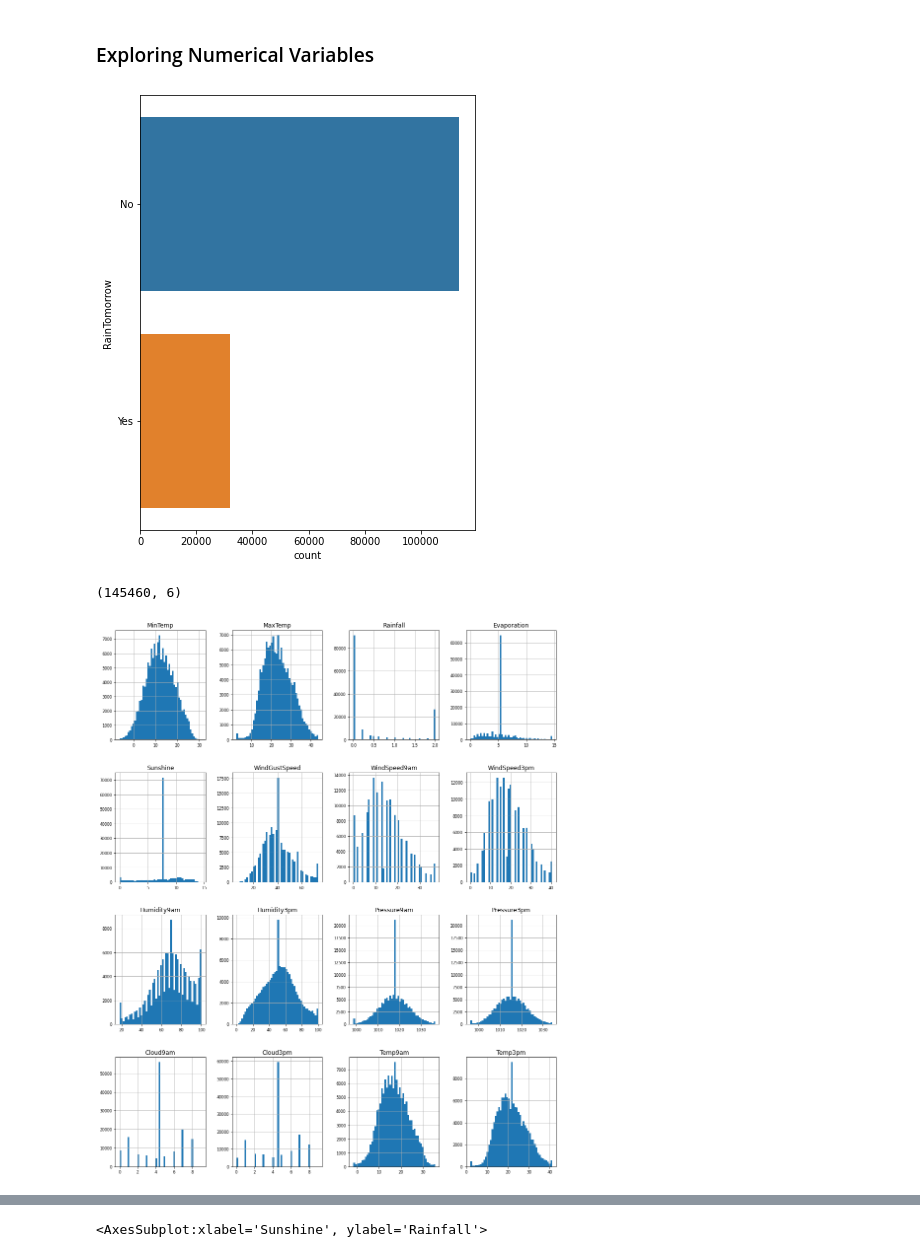
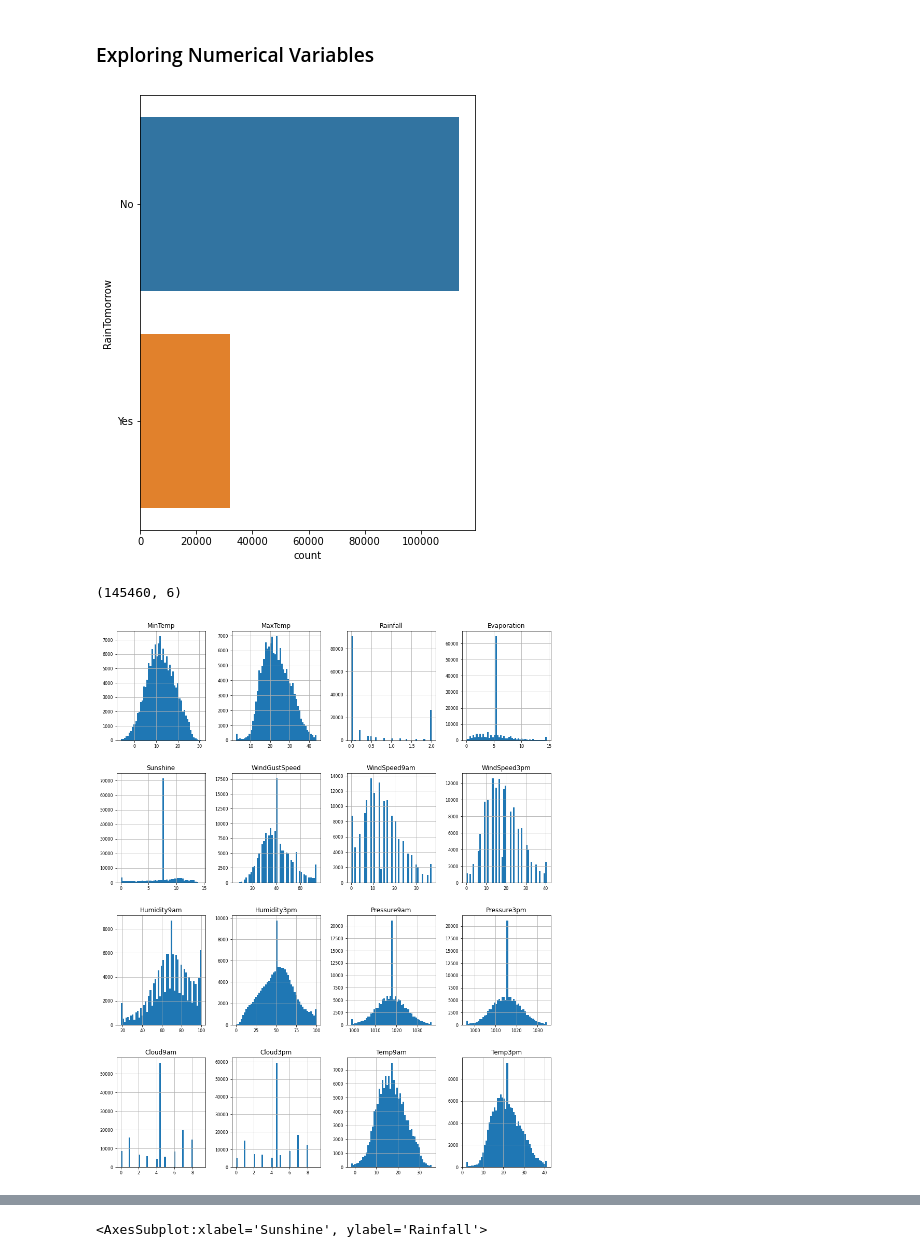
Before and after one commit to devyetii/Rain-Predictor, a Jupyter notebook: preprocessing.ipynb, the cells around one changed output, grey strips where cells are left out. Saved outputs shown, nothing was run; the diff lists cells and outputs as text; code cells hidden in the pictures.

```diff
--- a/preprocessing.ipynb
+++ b/preprocessing.ipynb
@@ -106,8 +103,7 @@ dtype: int64
 # %%
-cat_features_with_null = [features for features in categorical_features if data[features].isnull().sum()]  # list will return with categorical features
-for each_feature in cat_features_with_null:
-   #each cat_feature is filled by most repeated value
-  data[each_feature] = data[each_feature].fillna(data[each_feature].mode()[0])
+categorical_features_with_null = [features for features in categorical_features if data[features].isnull().sum()]  # list will return with categorical features
+for feature in categorical_features_with_null:
+  data[feature] = data[feature].fillna(data[feature].mode()[0])
 data[categorical_features].isnull().sum()
 # %% [output]
 Location        0
@@ -146,9 +125,9 @@ dtype: int64
 # %%
 # Remove Outliers from Numerical Features
-num_col_with_null_values = [col for col in num_col if data[col].isnull().sum()]
-missing_values = data[num_col_with_null_values].isnull().sum()
+numerical_col_with_null_values = [col for col in num_col if data[col].isnull().sum()]
+missing_values = data[numerical_col_with_null_values].isnull().sum()
 missing_values
-features_with_outliers = num_col_with_null_values
+features_with_outliers = numerical_col_with_null_values
 for feature in features_with_outliers:
   q1 = data[feature].quantile(0.25)
   q3 = data[feature].quantile(0.75)
@@ -158,9 +137,9 @@ for feature in features_with_outliers:
   data.loc[data[feature]<lower_limit, feature] = lower_limit
   data.loc[data[feature]>upper_limit, feature] = upper_limit
 
-for features in num_col_with_null_values:
-  data[features] = data[features].fillna(data[features].mean())   # all missing values imputed by mean
-data[num_col_with_null_values].isnull().sum()
+for features in numerical_col_with_null_values:
+  data[features] = data[features].fillna(data[features].mean())
+data[numerical_col_with_null_values].isnull().sum()
 # %% [output]
 MinTemp          0
 MaxTemp          0
@@ -183,34 +162,30 @@ dtype: int64
 ### Exploring Numerical Variables
 # %%
 df_num = data.select_dtypes(include = ['float64'])
-df_num.head()
-df_num.columns
-
-df_num.shape
 
 data['RainTomorrow'].unique()
 
 #View the Frequency Distribution
 data['RainTomorrow'].value_counts()
 
 f, ax = plt.subplots(figsize=(6, 8))
 ax = sns.countplot(y="RainTomorrow", data=data)
 plt.show()
 
 # Histogram for Numerical Variables
 
-df_num.hist(figsize=(16, 20), bins=50, xlabelsize=8, ylabelsize=8);
+df_num.hist(figsize=(15, 19), bins=50, xlabelsize=8, ylabelsize=8)
 
 # Exploring Categorical Variables
 
 df_cat = data.select_dtypes(include = ['O'])
 df_cat.head()
 
 df_cat.shape
 # %% [output]
 [figure]
 (145460, 6)
-[figure, old version]
+[figure, new version]
 # %%
 # Exploring Targeted Variable
 sns.countplot(data["RainTomorrow"])
```
Also changed, not shown: parts of 24 cells of this notebook.
